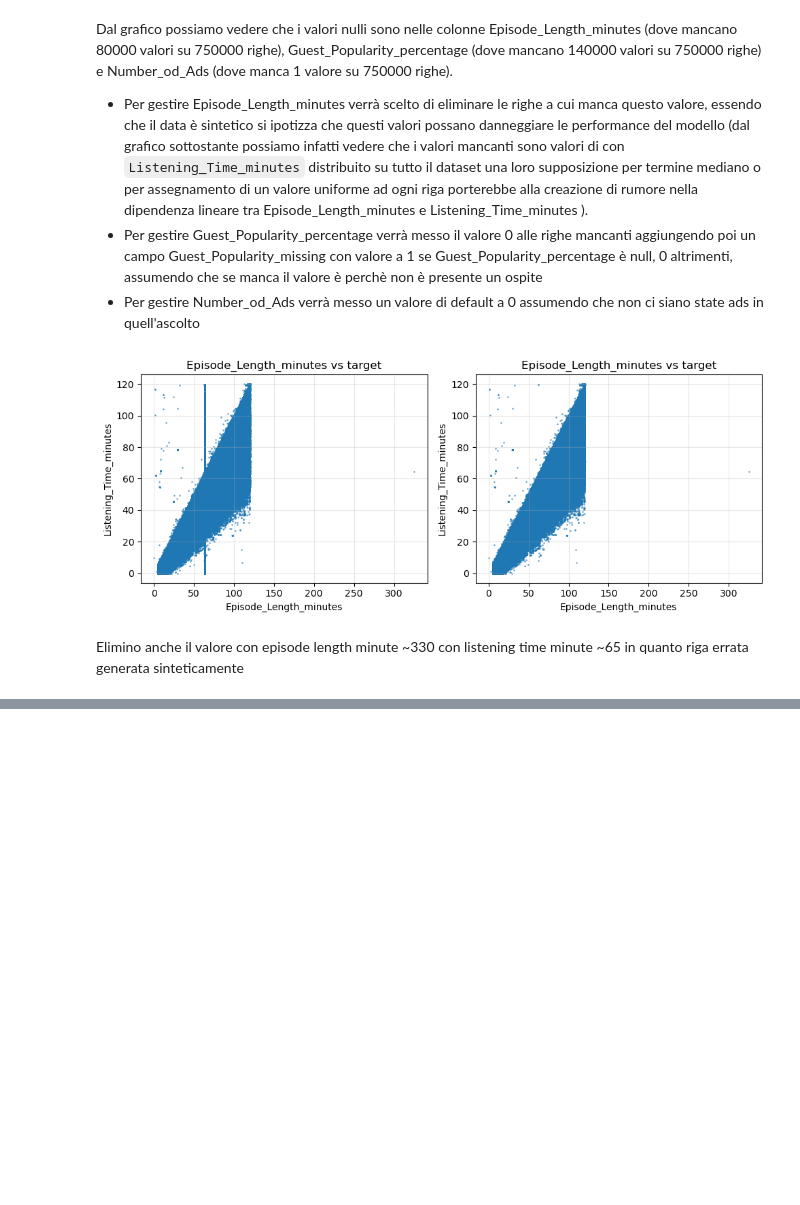
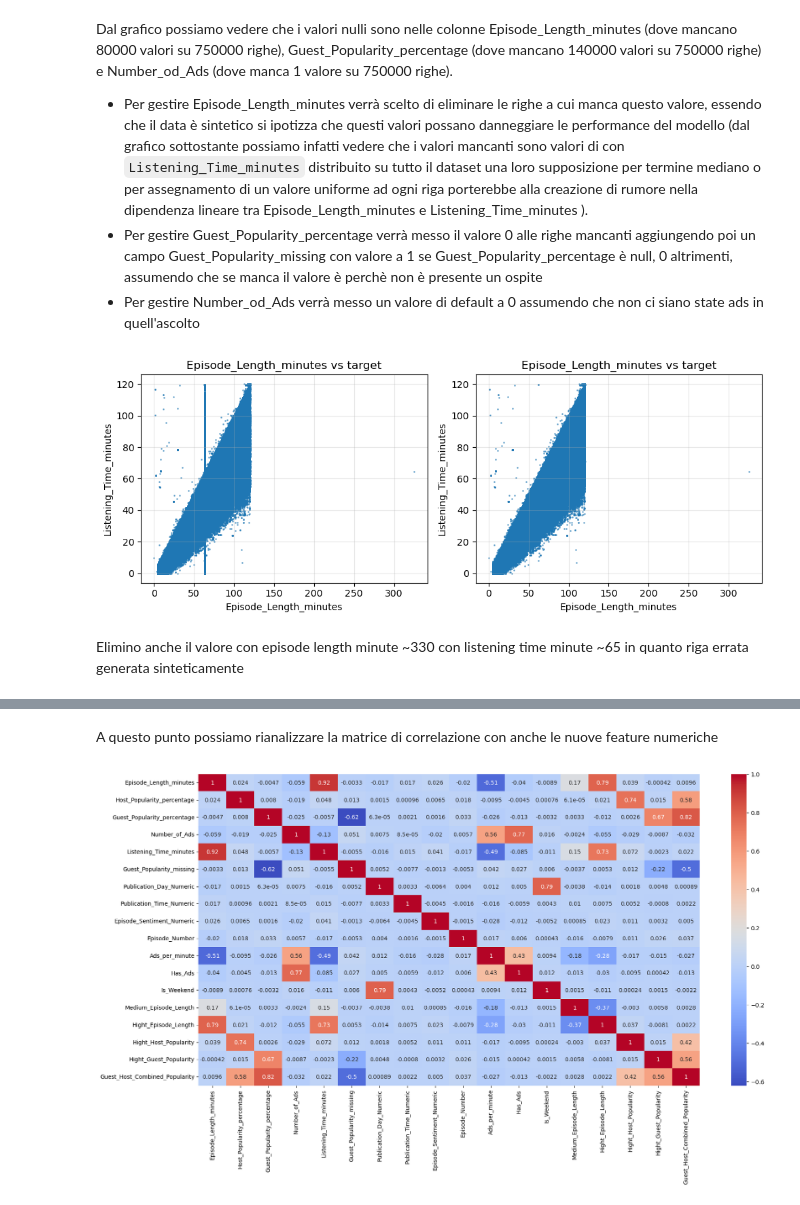
Before and after one commit to mtttia/data_intensive_project, a Jupyter notebook: notebook.ipynb, the cells around one changed output, grey strips where cells are left out. Drawn from its saved outputs; the diff is of its cells as text; code cells hidden in the pictures; blank space fills up the shorter version.

```diff
--- a/notebook.ipynb
+++ b/notebook.ipynb
@@ -213,0 +442,17 @@ print_unique_name(df_train, "Episode_Sentiment_Numeric")
+# %%
+df_train['Ads_per_minute'] = df_train['Number_of_Ads'] / (1 + df_train['Episode_Length_minutes'])
+df_train['Has_Ads'] = (df_train['Number_of_Ads'] > 0).astype(int)
+
+df_train['Is_Weekend'] = df_train['Publication_Day_Numeric'].isin([5, 6]).astype(int)
+
+df_train['Medium_Episode_Length'] = ((df_train['Episode_Length_minutes'] > 60) & (df_train['Episode_Length_minutes'] <= 90)).astype(int)
+df_train['Hight_Episode_Length'] = (df_train['Episode_Length_minutes'] > 90).astype(int)
+
+df_train['Hight_Host_Popularity'] = (df_train['Host_Popularity_percentage'] > 80).astype(int)
+
+df_train['Hight_Guest_Popularity'] = (df_train['Guest_Popularity_percentage'] > 80).astype(int)
+
+df_train["Guest_Host_Combined_Popularity"] = (df_train["Guest_Popularity_percentage"] + df_train["Host_Popularity_percentage"]) / 2
+# %%
+df_train = df_train.drop(columns=["Publication_Day","Publication_Time","Episode_Sentiment", "Episode_Title"])
+df_train.head()
@@ -213,0 +466,9 @@ print_unique_name(df_train, "Episode_Sentiment_Numeric")
+# %% [markdown]
+A questo punto possiamo rianalizzare la matrice di correlazione con anche le nuove feature numeriche
+# %%
+plt.figure(figsize=(20,10))
+corr = df_train[df_train.columns.drop(["Podcast_Name", "Genre"])].corr()
+sns.heatmap(corr, annot=True, cmap='coolwarm')
+plt.show()
+# %% [output]
+[figure, added]
```
Also changed, not shown: parts of 68 cells of this notebook, 3 other files.
